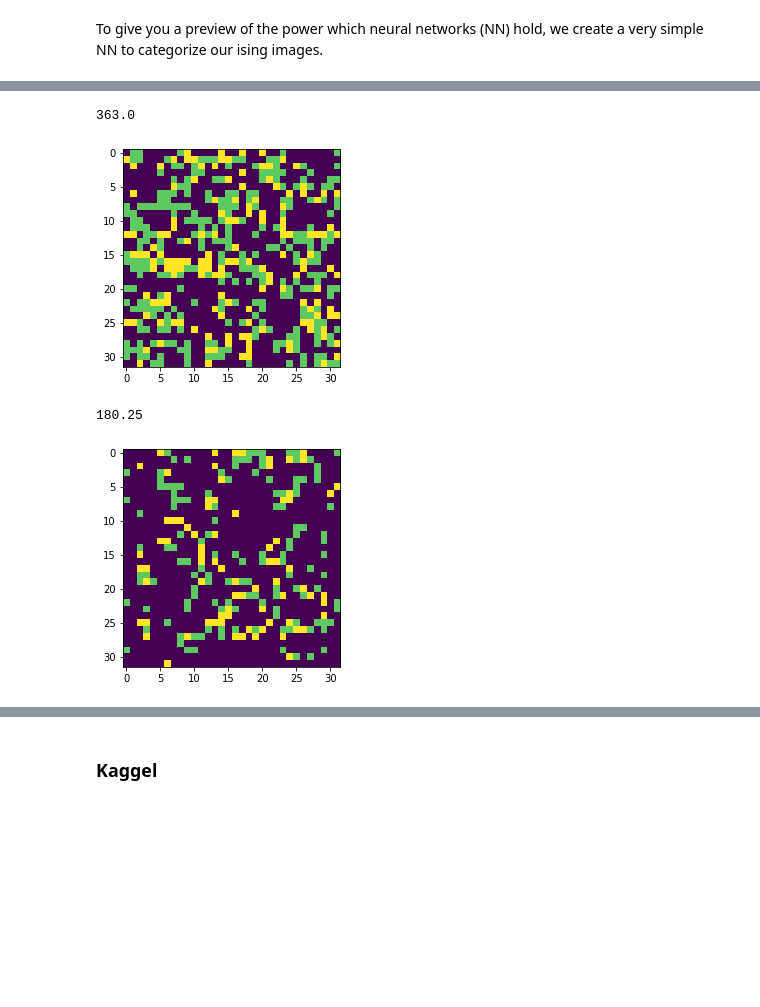
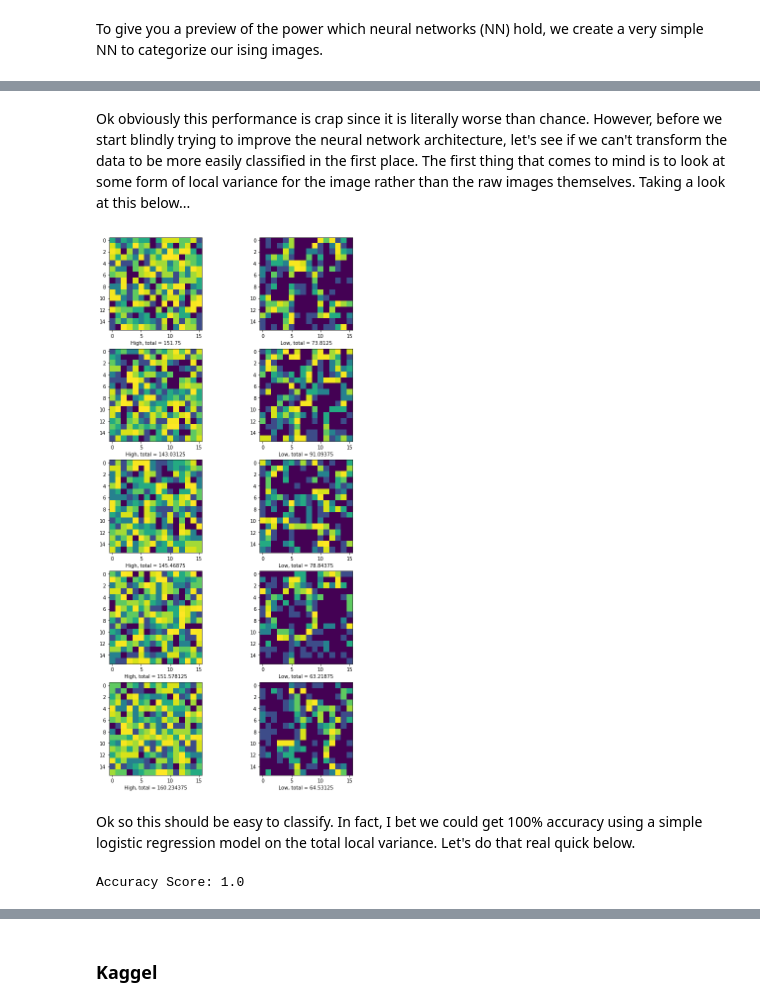
Before and after one commit to zmiller22/AM216, a Jupyter notebook: HW2/P2_Ising.ipynb, the cells around one changed output, grey strips where cells are left out. Saved outputs shown, nothing was run; the diff lists cells and outputs as text; code cells hidden in the pictures; blank space fills up the shorter version.

```diff
--- a/HW2/P2_Ising.ipynb
+++ b/HW2/P2_Ising.ipynb
@@ -186,17 +183,2 @@ high_img_var_samp =
-# %%
-
-test = high_t_64[4]
-block_test = block_reduce(test, block_size=(2,2), func=np.var)
-plt.imshow(block_test)
-print(np.sum(block_test))
-# %% [output]
-363.0
-[figure, removed]
-# %%
-test_2 = low_t_64[5]
-block_test_2 = block_reduce(test_2, block_size=(2,2), func=np.var)
-plt.imshow(block_test_2)
-print(np.sum(block_test_2))
-# %% [output]
-180.25
-[figure, removed]
+# %% [markdown]
+Ok obviously this performance is crap since it is literally worse than chance. However, before we start blindly trying to improve the neural network architecture, let's see if we can't transform the data to be more easily classified in the first place. The first thing that comes to mind is to look at some form of local variance for the image rather than the raw images themselves. Taking a look at this below...
@@ -202,0 +189,19 @@ print(np.sum(block_test_2))
+# %%
+## MY SOLUTION ##
+# Visulize the local variance of the data
+n_sample = 5
+high_rand_vec = random.sample(range(0,len(high_t_64)),n_sample)
+low_rand_vec = random.sample(range(0,len(low_t_64)),n_sample)
+high_64_img_var_sample = [loc_var(high_t_64[i]) for i in high_rand_vec]
+low_64_img_var_sample = [loc_var(low_t_64[i]) for i in low_rand_vec]
+
+fig,ax = plt.subplots(n_sample, 2,figsize=(10,4*n_sample))
+for i in range(n_sample):
+    ax[i,0].imshow(high_64_img_var_sample[i])
+    ax[i,0].set_xlabel("High, total = " + str(np.sum(high_64_img_var_sample[i])))
+    ax[i,1].imshow(low_64_img_var_sample[i])
+    ax[i,1].set_xlabel("Low, total = " + str(np.sum(low_64_img_var_sample[i])))
+# %% [output]
+[figure, added]
+# %% [markdown]
+Ok so this should be easy to classify. In fact, I bet we could get 100% accuracy using a simple logistic regression model on the total local variance. Let's do that real quick below.
@@ -202,0 +227,5 @@ print(np.sum(block_test_2))
+# %%
+score = logisticRegr.score(log_64_test_img, log_64_test_lbl)
+print("Accuracy Score: " + str(score))
+# %% [output]
+Accuracy Score: 1.0
```
Also changed, not shown: parts of 24 cells of this notebook.
